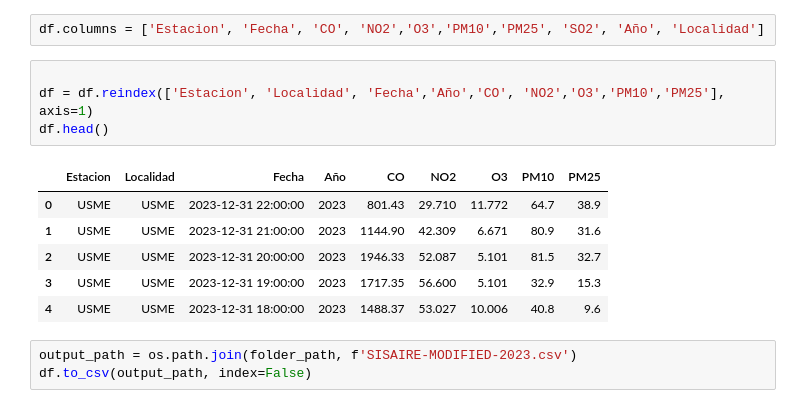
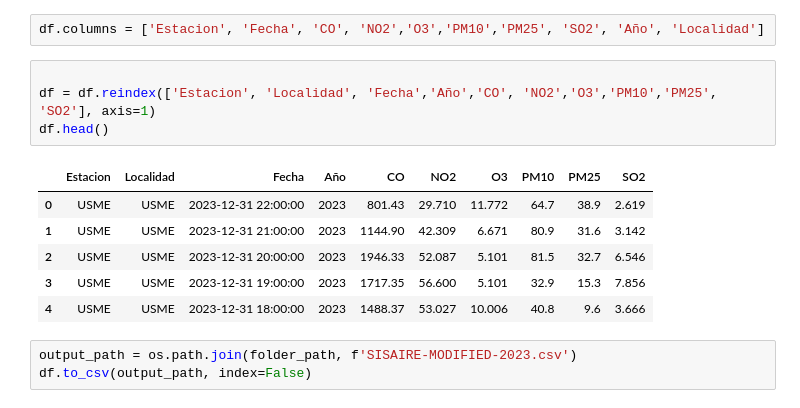
Before and after one commit to BILabsAndProjects/Proyecto2BI, a Jupyter notebook: procesamiento_sisaire.ipynb, the cells around one changed output. Drawn from its saved outputs; the diff is of its cells as text.

```diff
--- a/procesamiento_sisaire.ipynb
+++ b/procesamiento_sisaire.ipynb
@@ -219,15 +219,15 @@ Name: count, dtype: int64
 df.columns = ['Estacion', 'Fecha', 'CO', 'NO2','O3','PM10','PM25', 'SO2', 'Año', 'Localidad']
 # %%
 
-df = df.reindex(['Estacion', 'Localidad', 'Fecha','Año','CO', 'NO2','O3','PM10','PM25'], axis=1)
+df = df.reindex(['Estacion', 'Localidad', 'Fecha','Año','CO', 'NO2','O3','PM10','PM25', 'SO2'], axis=1)
 df.head()
 # %% [output]
-|  | Estacion | Localidad | Fecha | Año | CO | NO2 | O3 | PM10 | PM25 |
-| 0 | USME | USME | 2023-12-31 22:00:00 | 2023 | 801.43 | 29.710 | 11.772 | 64.7 | 38.9 |
-| 1 | USME | USME | 2023-12-31 21:00:00 | 2023 | 1144.90 | 42.309 | 6.671 | 80.9 | 31.6 |
-| 2 | USME | USME | 2023-12-31 20:00:00 | 2023 | 1946.33 | 52.087 | 5.101 | 81.5 | 32.7 |
-| 3 | USME | USME | 2023-12-31 19:00:00 | 2023 | 1717.35 | 56.600 | 5.101 | 32.9 | 15.3 |
-| 4 | USME | USME | 2023-12-31 18:00:00 | 2023 | 1488.37 | 53.027 | 10.006 | 40.8 | 9.6 |
+|  | Estacion | Localidad | Fecha | Año | CO | NO2 | O3 | PM10 | PM25 | SO2 |
+| 0 | USME | USME | 2023-12-31 22:00:00 | 2023 | 801.43 | 29.710 | 11.772 | 64.7 | 38.9 | 2.619 |
+| 1 | USME | USME | 2023-12-31 21:00:00 | 2023 | 1144.90 | 42.309 | 6.671 | 80.9 | 31.6 | 3.142 |
+| 2 | USME | USME | 2023-12-31 20:00:00 | 2023 | 1946.33 | 52.087 | 5.101 | 81.5 | 32.7 | 6.546 |
+| 3 | USME | USME | 2023-12-31 19:00:00 | 2023 | 1717.35 | 56.600 | 5.101 | 32.9 | 15.3 | 7.856 |
+| 4 | USME | USME | 2023-12-31 18:00:00 | 2023 | 1488.37 | 53.027 | 10.006 | 40.8 | 9.6 | 3.666 |
 # %%
 output_path = os.path.join(folder_path, f'SISAIRE-MODIFIED-2023.csv')
 df.to_csv(output_path, index=False)
```
Also changed, not shown: parts of 10 cells of this notebook, 10 other files.
